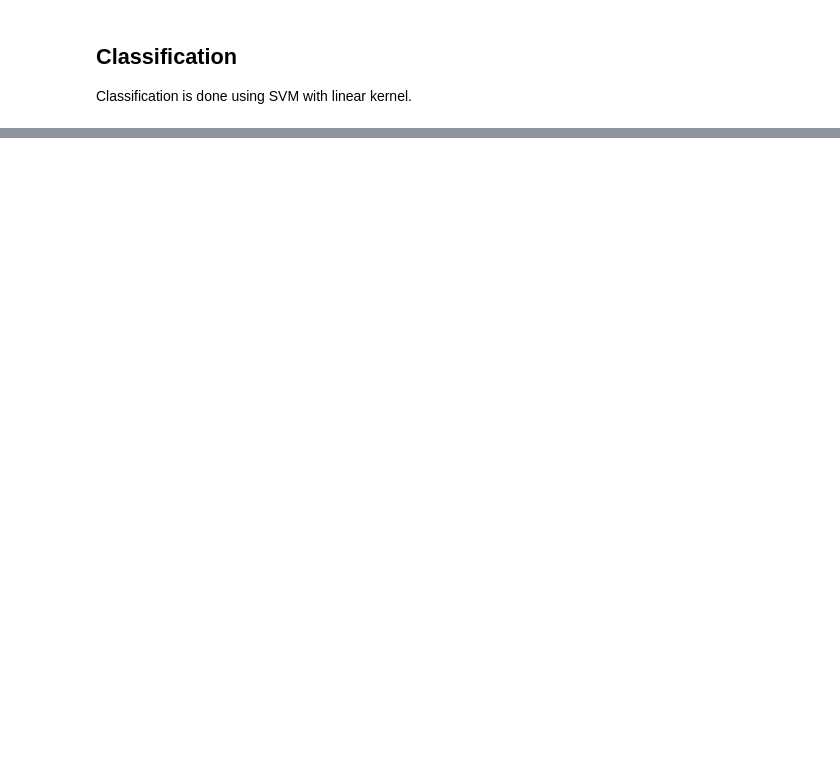
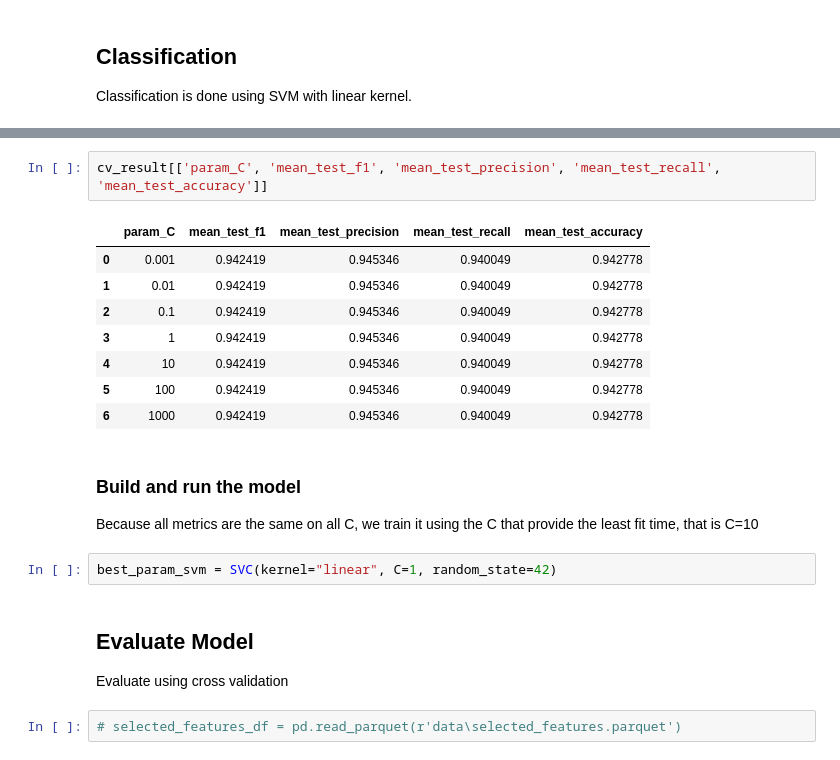
Before and after one commit to zeerafle/oil-palm-stem, a Jupyter notebook: skripsi.ipynb, the cells around one changed output, grey strips where cells are left out. Saved outputs shown, nothing was run; the diff lists cells and outputs as text; blank space fills up the shorter version.

```diff
--- a/skripsi.ipynb
+++ b/skripsi.ipynb
@@ -117,0 +120,23 @@ result = cross_validate(svm, X=selected_feature_df,
+# %%
+cv_result[['param_C', 'mean_test_f1', 'mean_test_precision', 'mean_test_recall', 'mean_test_accuracy']]
+# %% [output]
+|  | param_C | mean_test_f1 | mean_test_precision | mean_test_recall | mean_test_accuracy |
+| 0 | 0.001 | 0.942419 | 0.945346 | 0.940049 | 0.942778 |
+| 1 | 0.01 | 0.942419 | 0.945346 | 0.940049 | 0.942778 |
+| 2 | 0.1 | 0.942419 | 0.945346 | 0.940049 | 0.942778 |
+| 3 | 1 | 0.942419 | 0.945346 | 0.940049 | 0.942778 |
+| 4 | 10 | 0.942419 | 0.945346 | 0.940049 | 0.942778 |
+| 5 | 100 | 0.942419 | 0.945346 | 0.940049 | 0.942778 |
+| 6 | 1000 | 0.942419 | 0.945346 | 0.940049 | 0.942778 |
+# %% [markdown]
+### Build and run the model
+
+Because all metrics are the same on all C, we train it using the C that provide the least fit time, that is C=10
+# %%
+best_param_svm = SVC(kernel="linear", C=1, random_state=42)
+# %% [markdown]
+## Evaluate Model
+
+Evaluate using cross validation
+# %%
+# selected_features_df = pd.read_parquet(r'data\selected_features.parquet')
```
Also changed, not shown: parts of 18 cells of this notebook, 1 other file.
